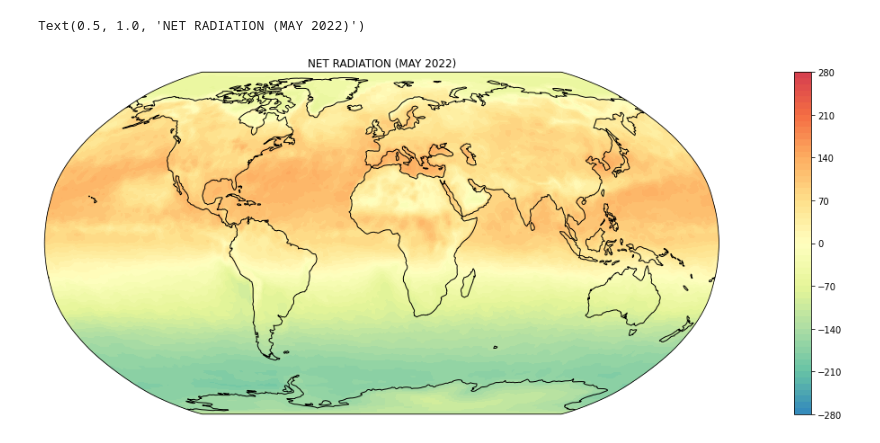
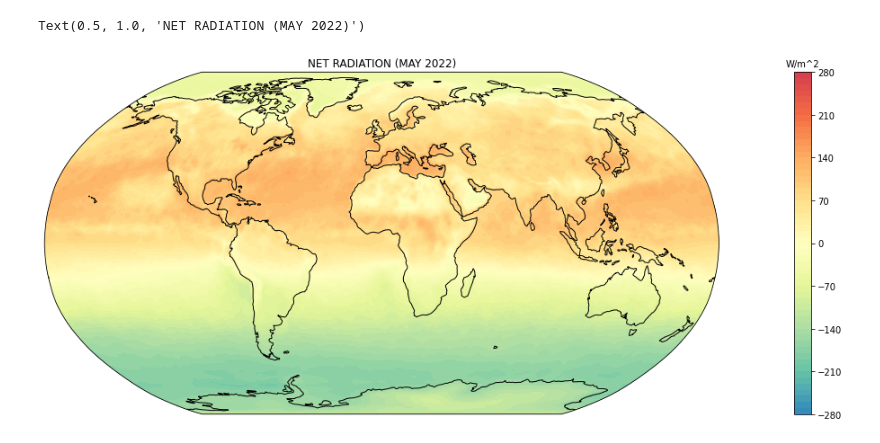
Before and after one commit to DeatNu/ClimComp_FMI, a Jupyter notebook: Earth_Observatory.ipynb, the cells around one changed output. Saved outputs shown, nothing was run; the diff lists cells and outputs as text; code cells hidden in the pictures.

Commit message:
minor comments, tweaked colorbar

```diff
--- a/Earth_Observatory.ipynb
+++ b/Earth_Observatory.ipynb
@@ -51,28 +51,30 @@ palette, _ = act_to_list(color)
 # %%
 #figure
 fig = plt.figure(figsize=(30,7))
 #axis, projection
 ax = plt.axes(projection=ccrs.Robinson())
 ax.set_global()
 #DataFrame -> array
 data=np.asarray(df)
 #create a color palette from color list
 pal = sns.color_palette(palette=palette, n_colors=256)
 #colormap from color palette
 cmap = ListedColormap(pal)
 #connect sides together
 data, lons = add_cyclic_point(data, coord=df.columns)
+#range for colors, adjust according to data used
 clevs = np.arange(-280,290,10)
 #plot the map (if optional colormap was skipped, "cmap" can be removed or another colormap may be used. E.g. cmap="coolwarm")
 cs = ax.contourf(lons, df.index, data, clevs, cmap=cmap, transform=ccrs.PlateCarree())
-#colorbar
-fig.colorbar(cs, ax=ax, ticks=[-280, -210, -140, -70, 0, 70, 140, 210, 280])
+#colorbar, adjust ticks according to data used or use automatic ticks
+cb = fig.colorbar(cs, ax=ax, ticks=[-280, -210, -140, -70, 0, 70, 140, 210, 280])
+cb.ax.set_title('W/m^2',fontsize=10)
 #add coastlines
 ax.coastlines()
 #backgroud color
 ax.patch.set_facecolor(color='black')
 #title
 ax.set_title("NET RADIATION (MAY 2022)")
 # %% [output]
 Text(0.5, 1.0, 'NET RADIATION (MAY 2022)')
-[figure, old version]
+[figure, new version]
```
